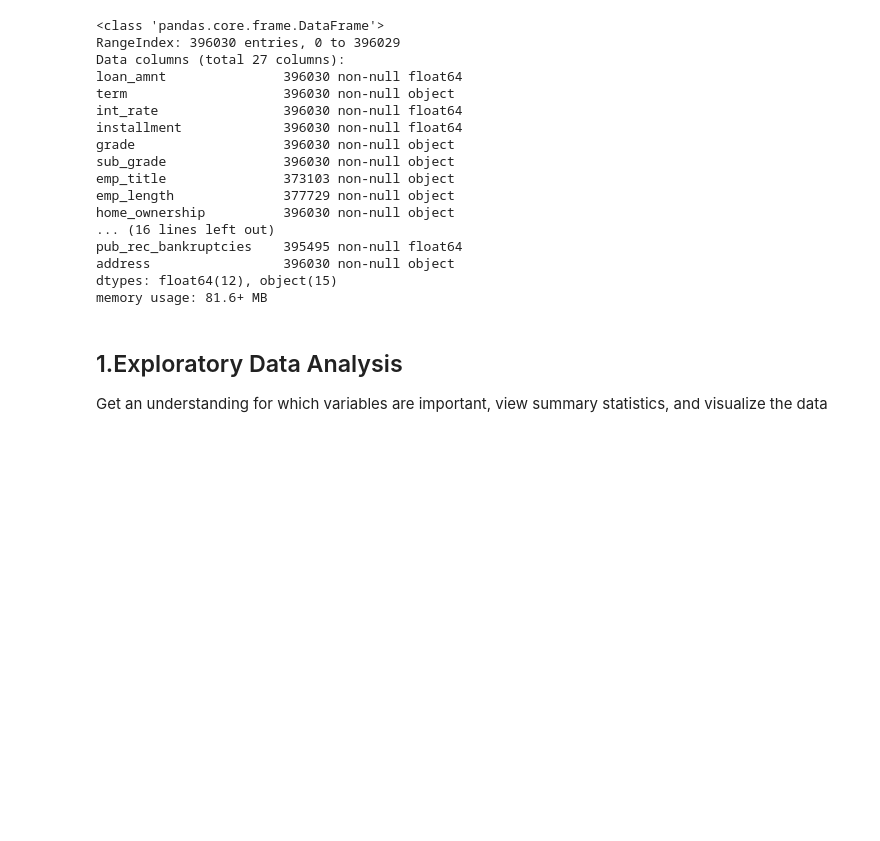
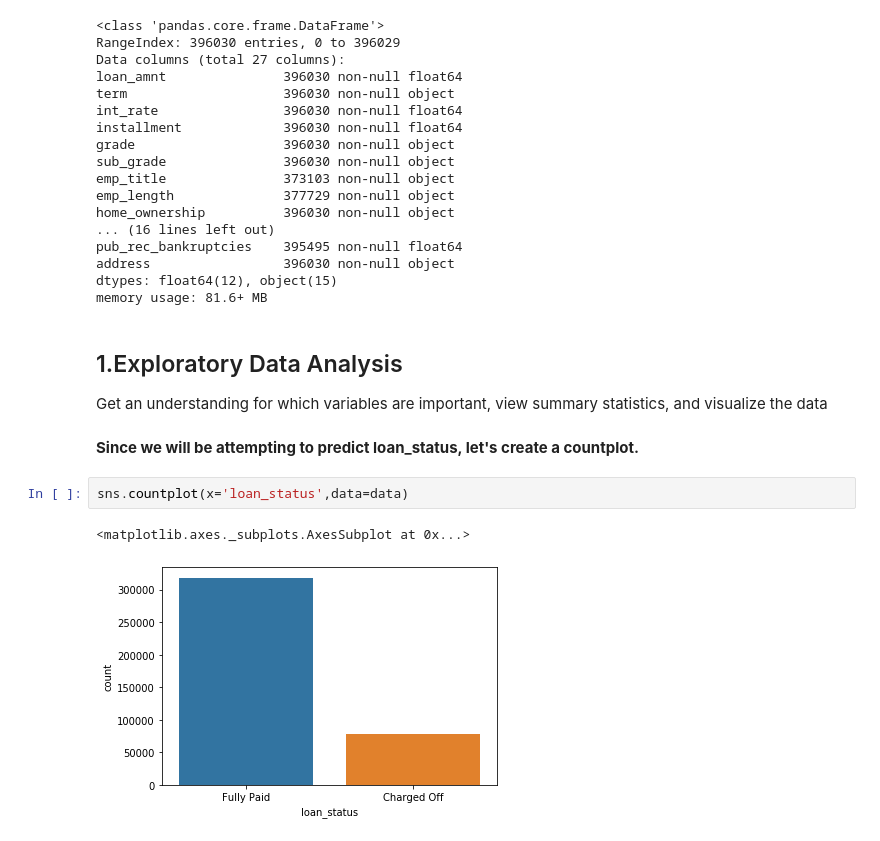
Before and after one commit to R-aryan/Lending-Club-loan, a Jupyter notebook: Lending_Club_Loan.ipynb, the cells around one changed output. Cells and saved outputs as stored; diff of their text form; blank space fills up the shorter version.

```diff
--- a/Lending_Club_Loan.ipynb
+++ b/Lending_Club_Loan.ipynb
@@ -252,3 +252,10 @@ memory usage: 81.6+ MB
 ## 1.Exploratory Data Analysis
 
  Get an understanding for which variables are important, view summary statistics, and visualize the data
+# %% [markdown]
+**Since we will be attempting to predict loan_status, let's create a countplot.**
+# %%
+sns.countplot(x='loan_status',data=data)
+# %% [output]
+<matplotlib.axes._subplots.AxesSubplot at 0x...>
+[figure, added]
```
Also changed, not shown: parts of 1 cell of this notebook.
